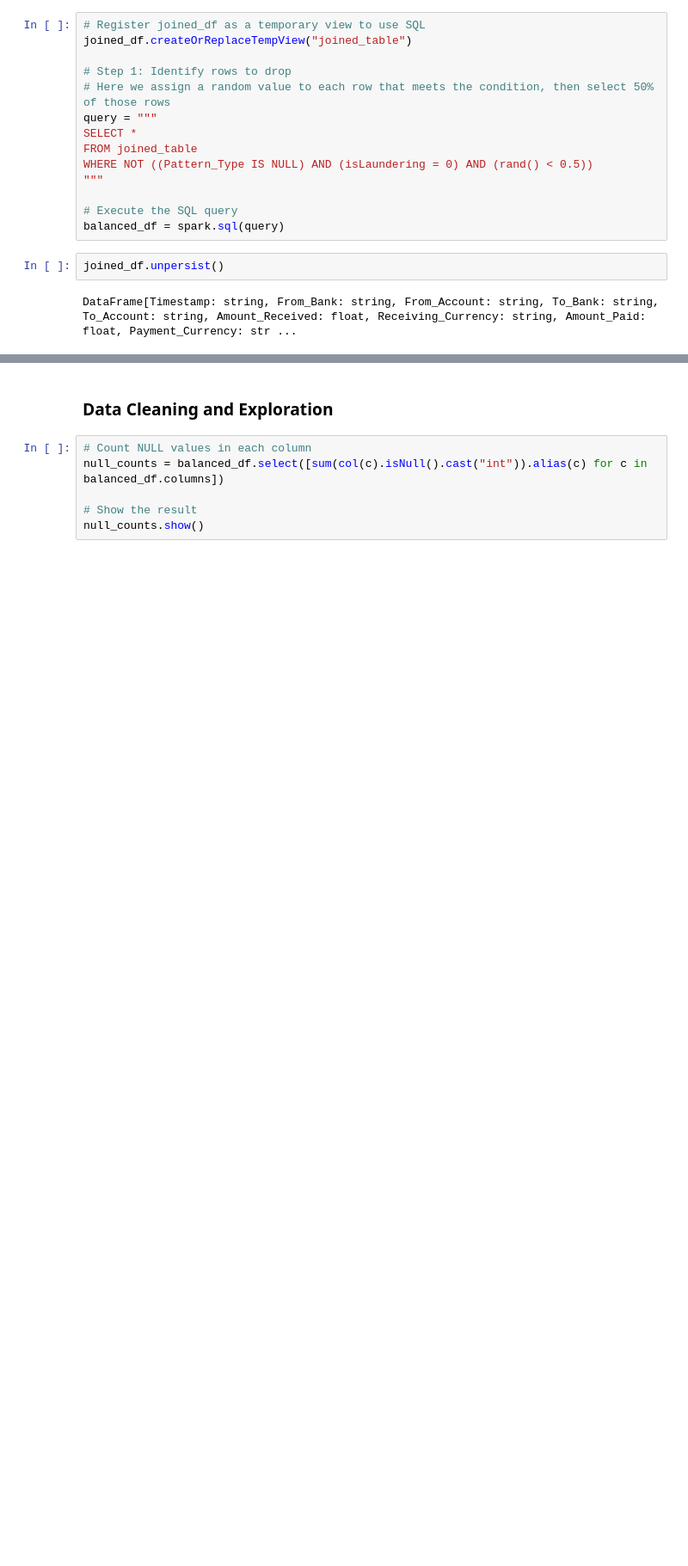
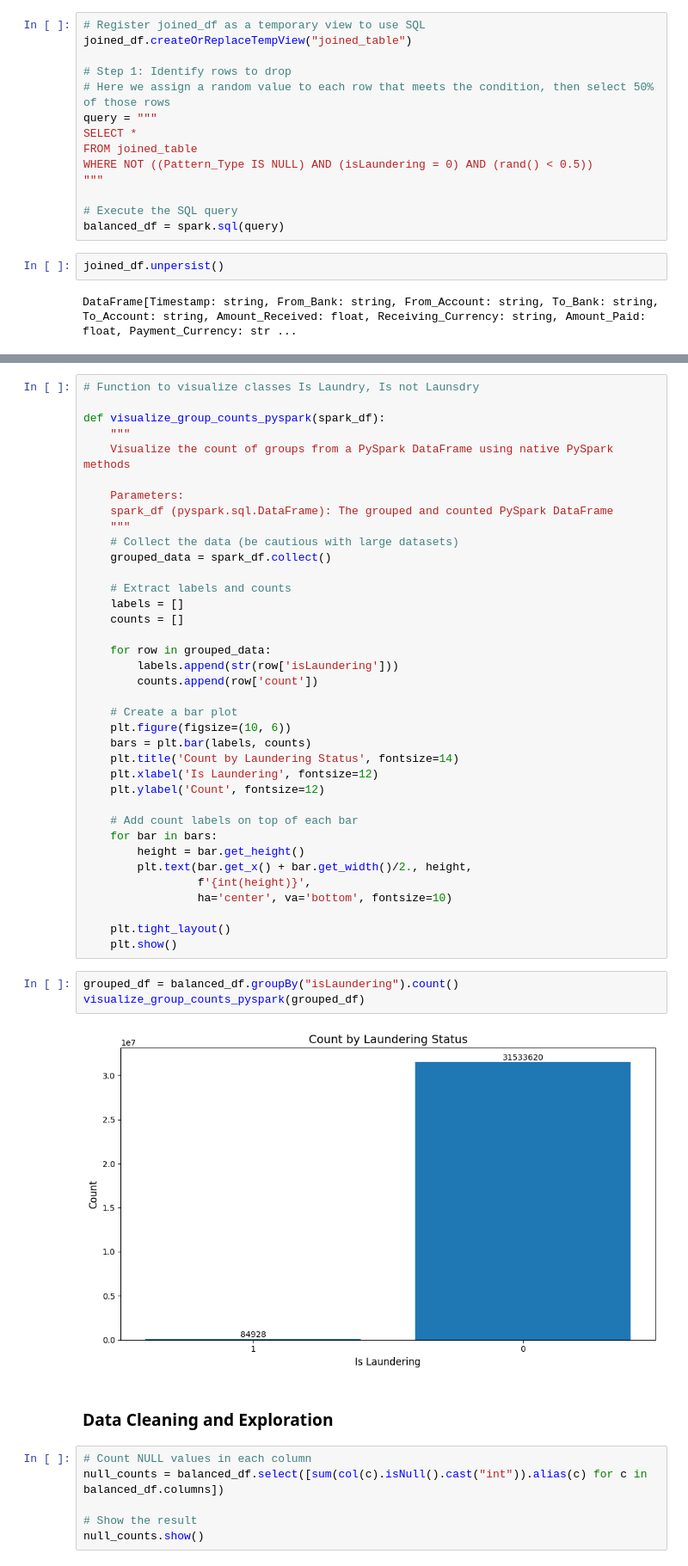
Before and after one commit to nparra75/Anti-MoneyLaunderingDetector, a Jupyter notebook: AntiMoneyLaunderingDetector.ipynb, the cells around one changed output, grey strips where cells are left out. Shown at 86% size. Saved outputs shown, nothing was run; the diff lists cells and outputs as text; blank space fills up the shorter version.

Commit message:
Modifications to avoid Data Leakage
Solving the Data Leakage and adding EDA .Visualizations

```diff
--- a/AntiMoneyLaunderingDetector.ipynb
+++ b/AntiMoneyLaunderingDetector.ipynb
@@ -526,3 +528,45 @@ balanced_df.cache().groupBy("isLaundering").count().show()
+# %%
+# Function to visualize classes Is Laundry, Is not Launsdry
+
+def visualize_group_counts_pyspark(spark_df):
+    """
+    Visualize the count of groups from a PySpark DataFrame using native PySpark methods
+
+    Parameters:
+    spark_df (pyspark.sql.DataFrame): The grouped and counted PySpark DataFrame
+    """
+    # Collect the data (be cautious with large datasets)
+    grouped_data = spark_df.collect()
+
+    # Extract labels and counts
+    labels = []
+    counts = []
+
+    for row in grouped_data:
+        labels.append(str(row['isLaundering']))
+        counts.append(row['count'])
+
+    # Create a bar plot
+    plt.figure(figsize=(10, 6))
+    bars = plt.bar(labels, counts)
+    plt.title('Count by Laundering Status', fontsize=14)
+    plt.xlabel('Is Laundering', fontsize=12)
+    plt.ylabel('Count', fontsize=12)
+
+    # Add count labels on top of each bar
+    for bar in bars:
+        height = bar.get_height()
+        plt.text(bar.get_x() + bar.get_width()/2., height,
+                 f'{int(height)}',
+                 ha='center', va='bottom', fontsize=10)
+
+    plt.tight_layout()
+    plt.show()
+# %%
+grouped_df = balanced_df.groupBy("isLaundering").count()
+visualize_group_counts_pyspark(grouped_df)
+# %% [output]
+[figure, added]
 # %% [markdown]
 ### Data Cleaning and Exploration
 # %%
```
Also changed, not shown: parts of 35 cells of this notebook, 2 other files.
